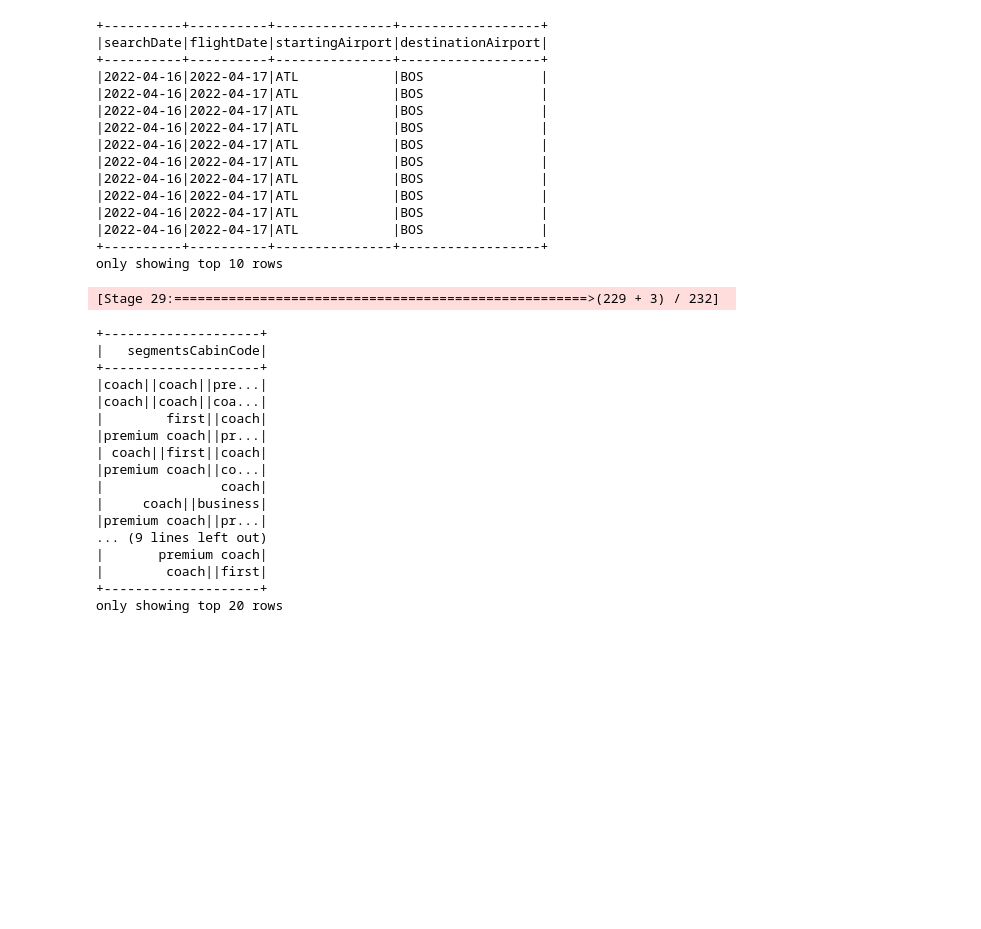
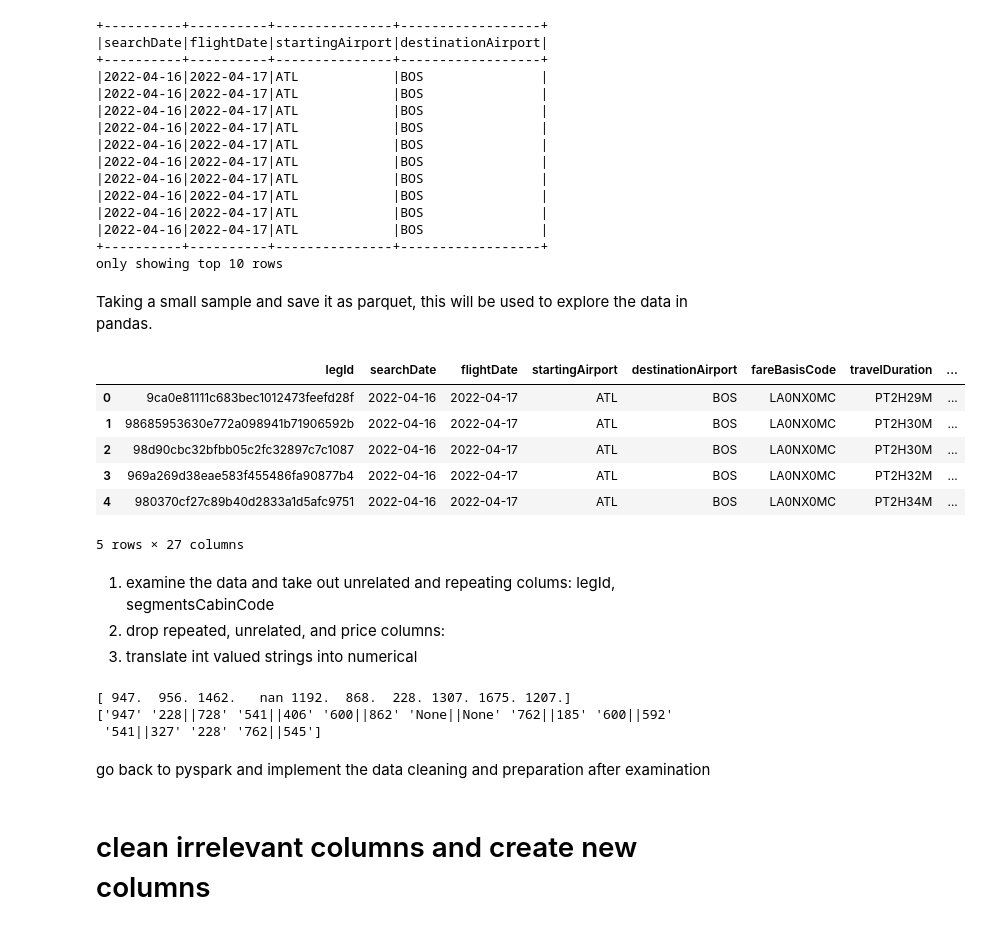
Before and after one commit to fangzhongfionaxu/AIT-DeepLearning-Project, a Jupyter notebook: Project MS1.ipynb, the cells around one changed output. Saved outputs shown, nothing was run; the diff lists cells and outputs as text; code cells hidden in the pictures; blank space fills up the shorter version.

Commit message:
updated MS1 data prepairation with added columns, encountered a possible problem with spliting so encoding is paused(will ask prof about this)

```diff
--- a/Project MS1.ipynb
+++ b/Project MS1.ipynb
@@ -72,21 +62,2 @@ num_cabin = flight_df.select("segmentsCabinCode").distinct().count()
-# %%
-flight_df.select("segmentsCabinCode").distinct().show()
-# %% [output]
-[Stage 29:=====================================================>(229 + 3) / 232]
-+--------------------+
-|   segmentsCabinCode|
-+--------------------+
-|coach||coach||pre...|
-|coach||coach||coa...|
-|        first||coach|
-|premium coach||pr...|
-| coach||first||coach|
-|premium coach||co...|
-|               coach|
-|     coach||business|
-|premium coach||pr...|
-... (9 lines left out)
-|       premium coach|
-|        coach||first|
-+--------------------+
-only showing top 20 rows
+# %% [markdown]
+Taking a small sample and save it as parquet, this will be used to explore the data in pandas.
@@ -92,0 +66,12 @@ only showing top 20 rows
+# %%
+flight_df_pd = pd.read_parquet("sample_flights.parquet")
+# %%
+flight_df_pd.head()
+# %% [output]
+|  | legId | searchDate | flightDate | startingAirport | destinationAirport | fareBasisCode | travelDuration | ... |
+| 0 | 9ca0e81111c683bec1012473feefd28f | 2022-04-16 | 2022-04-17 | ATL | BOS | LA0NX0MC | PT2H29M | ... |
+| 1 | 98685953630e772a098941b71906592b | 2022-04-16 | 2022-04-17 | ATL | BOS | LA0NX0MC | PT2H30M | ... |
+| 2 | 98d90cbc32bfbb05c2fc32897c7c1087 | 2022-04-16 | 2022-04-17 | ATL | BOS | LA0NX0MC | PT2H30M | ... |
+| 3 | 969a269d38eae583f455486fa90877b4 | 2022-04-16 | 2022-04-17 | ATL | BOS | LA0NX0MC | PT2H32M | ... |
+| 4 | 980370cf27c89b40d2833a1d5afc9751 | 2022-04-16 | 2022-04-17 | ATL | BOS | LA0NX0MC | PT2H34M | ... |
+5 rows × 27 columns
@@ -93 +82,23 @@ only showing top 20 rows
+# %% [markdown]
+1. examine the data and take out unrelated and repeating colums:
+legId, segmentsCabinCode
+2. drop repeated, unrelated, and price columns:
+3. translate int valued strings into numerical
+# %%
+unique_airlines = flight_df_pd["segmentsAirlineName"].unique()
+unique_total_distance = flight_df_pd["totalTravelDistance"].unique()
+
+unique_distance = flight_df_pd["segmentsDistance"].unique()
+
+prices = flight_df_pd["baseFare"]
+print(unique_total_distance[:10])
+print(unique_distance[:10])
+# %% [output]
+[ 947.  956. 1462.   nan 1192.  868.  228. 1307. 1675. 1207.]
+['947' '228||728' '541||406' '600||862' 'None||None' '762||185' '600||592'
+ '541||327' '228' '762||545']
+# %% [markdown]
+go back to pyspark and implement the data cleaning and preparation after examination
+# %% [markdown]
+<h1>clean irrelevant columns and create new columns</h1>
 # %%
```
Also changed, not shown: parts of 37 cells of this notebook.
